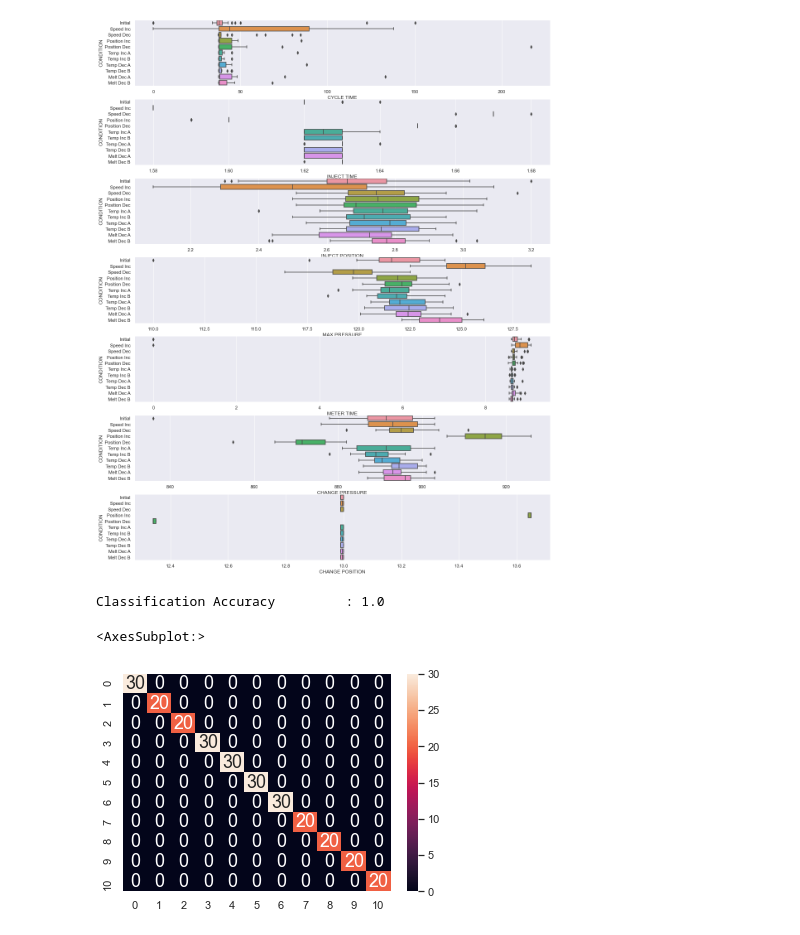
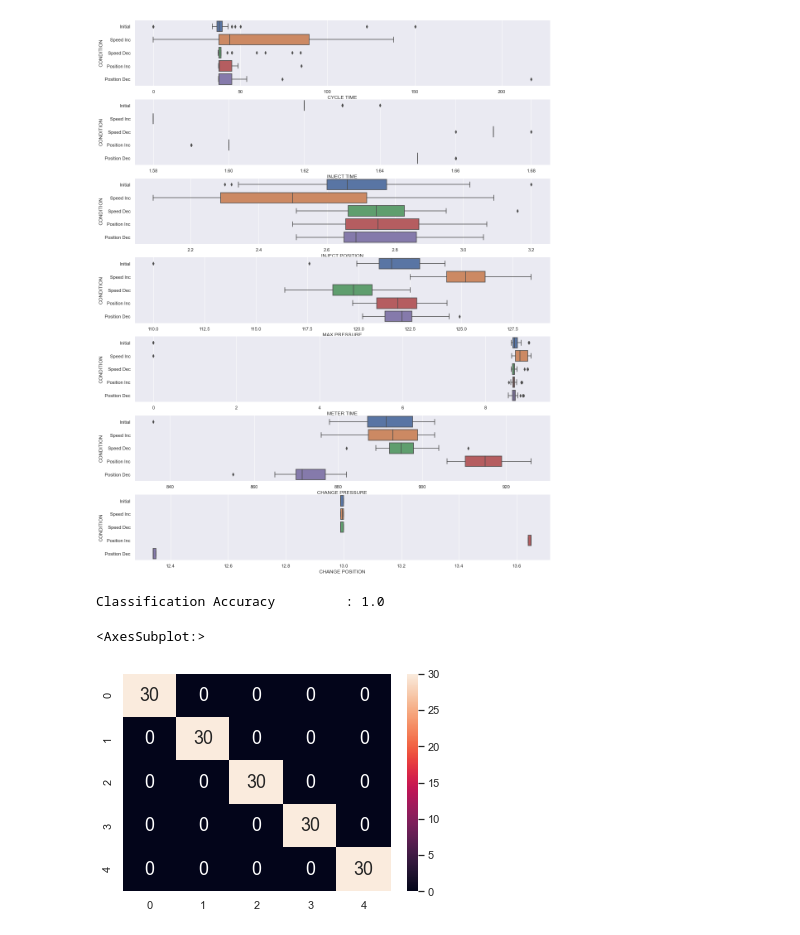
Before and after one commit to Gen1ght/injection-molding-ml, a Jupyter notebook: Learning.ipynb, the cells around one changed output. Drawn from its saved outputs; the diff is of its cells as text; code cells hidden in the pictures.

```diff
--- a/Learning.ipynb
+++ b/Learning.ipynb
@@ -29,30 +29,6 @@ allData = allData.append(posIncData, ignore_index=True)
 posDecData = pd.read_excel('data/Injection Molding Data.xlsx', sheet_name = 'Position Decrease')
 allData = allData.append(posDecData, ignore_index=True)
 
-# Adding temp increase original condition
-tempIncAData = pd.read_excel('data/Injection Molding Data.xlsx', sheet_name = 'Temp Increase A')
-allData = allData.append(tempIncAData, ignore_index=True)
-
-# Adding temp increase changed condition
-tempIncBData = pd.read_excel('data/Injection Molding Data.xlsx', sheet_name = 'Temp Increase B')
-allData = allData.append(tempIncBData, ignore_index=True)
-
-# Adding temp decrease original condition
-tempDecAData = pd.read_excel('data/Injection Molding Data.xlsx', sheet_name = 'Temp Decrease A')
-allData = allData.append(tempDecAData, ignore_index=True)
-
-# Adding temp decrease changed condition
-tempDecBData = pd.read_excel('data/Injection Molding Data.xlsx', sheet_name = 'Temp Decrease B')
-allData = allData.append(tempDecBData, ignore_index=True)
-
-# Adding melt decrease original condition
-meltDecAData = pd.read_excel('data/Injection Molding Data.xlsx', sheet_name = 'Melt Decrease A')
-allData = allData.append(meltDecAData, ignore_index=True)
-
-# Adding melt decrease changed condition
-meltDecBData = pd.read_excel('data/Injection Molding Data.xlsx', sheet_name = 'Melt Decrease B')
-allData = allData.append(meltDecBData, ignore_index=True)
-
 allData.head()
 # %% [output]
 |  | CYCLE TIME | INJECT TIME | INJECT POSITION | MAX PRESSURE | METER TIME | CHANGE PRESSURE | CHANGE POSITION | ... |
@@ -64,20 +40,20 @@ allData.head()
 # %%
 # Extract Response and Predictors
 y = pd.DataFrame(allData["CONDITION"].astype('category'))
 X = pd.DataFrame(allData[["CYCLE TIME", "INJECT TIME", "INJECT POSITION", "MAX PRESSURE", "METER TIME", "CHANGE PRESSURE", "CHANGE POSITION"]])
 
 # Relationship between Response and the Predictors
 trainDF = pd.concat([y, X.reindex(index=y.index)], sort = False, axis = 1)
 
 f, axes = plt.subplots(7, 1, figsize=(18, 24))
 
-conditionOrder = ["Initial", "Speed Inc", "Speed Dec", "Position Inc", "Position Dec", "Temp Inc A", "Temp Inc B", "Temp Dec A", "Temp Dec B", "Melt Dec A", "Melt Dec B"]
+conditionOrder = ["Initial", "Speed Inc", "Speed Dec", "Position Inc", "Position Dec"]
 count = 0
 for var in X:
     sb.boxplot(x = var, y = "CONDITION", data = trainDF, orient = "h", ax = axes[count], order = conditionOrder)
     count += 1
 # %% [output]
-[figure, old version]
+[figure, new version]
 # %%
 # Import Decision Tree Classifier model from Scikit-Learn
 from sklearn.tree import DecisionTreeClassifier
@@ -100,7 +76,7 @@ sb.heatmap(confusion_matrix(y, y_pred),
 # %% [output]
 Classification Accuracy         : 1.0
 <AxesSubplot:>
-[figure, old version]
+[figure, new version]
 # %%
 # Plot the Decision Tree model
 from sklearn.tree import plot_tree
```
Also changed, not shown: parts of 2 cells of this notebook.
